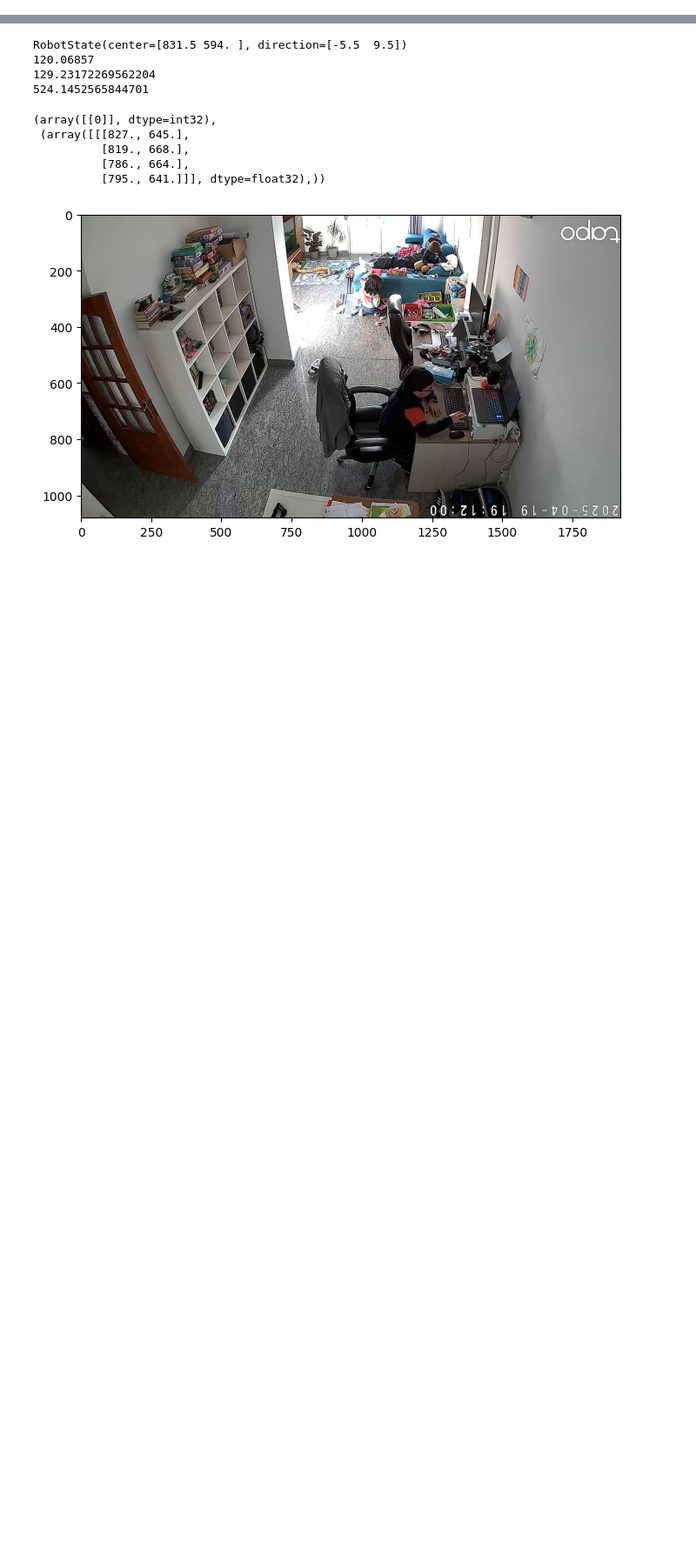
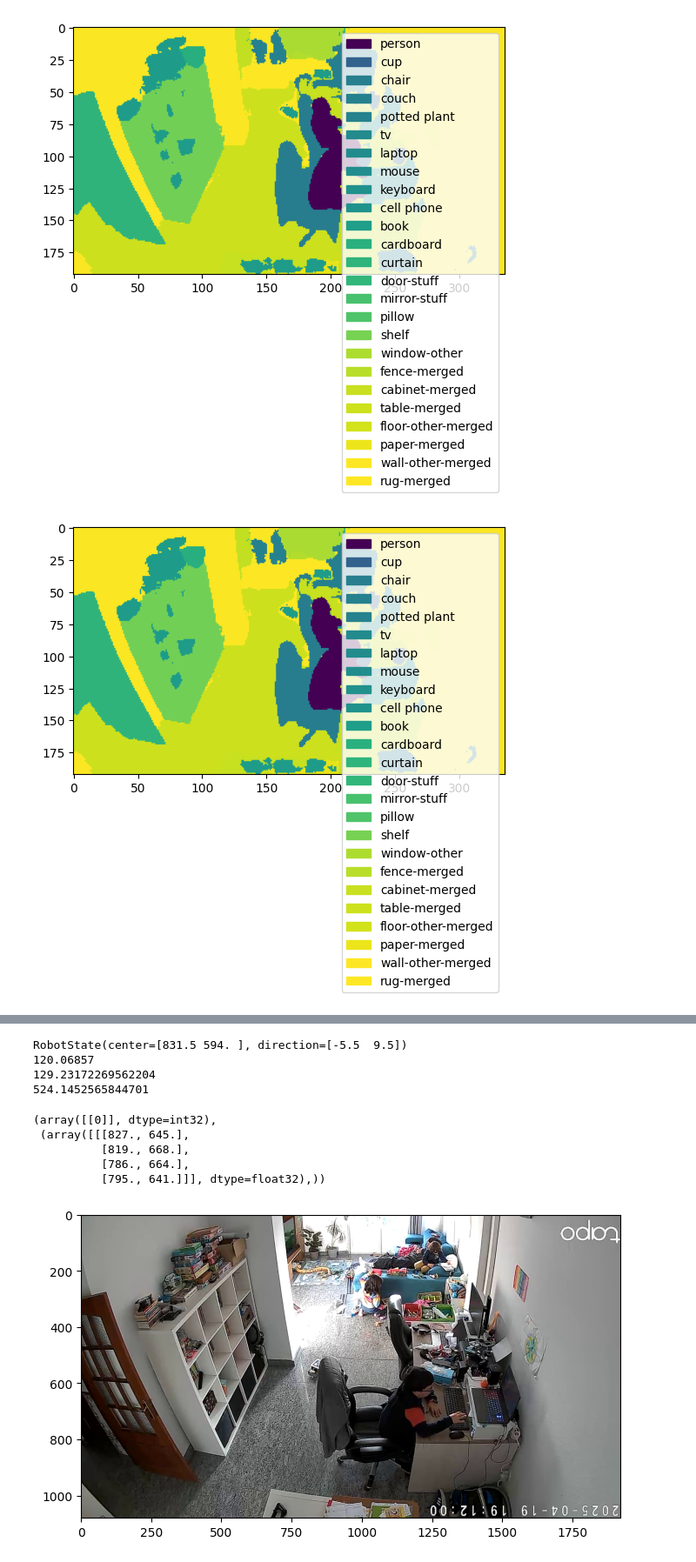
Before and after one commit to rbarreiro/homebots, a Jupyter notebook: playground.ipynb, the cells around one changed output, grey strips where cells are left out. Shown at 87% size. Saved outputs shown, nothing was run; the diff lists cells and outputs as text; code cells hidden in the pictures; blank space fills up the shorter version.

```diff
--- a/playground.ipynb
+++ b/playground.ipynb
@@ -195,3 +247,8 @@ c = Controller(camera, robot, 0)
+# %%
+draw_semantic_segmentation(seg)
+# %% [output]
+[figure, added]
+[figure, added]
 # %%
 #c.move_to_point([500,1000])
 c.move_to_point([750, 600])
```
Also changed, not shown: parts of 6 cells of this notebook.
